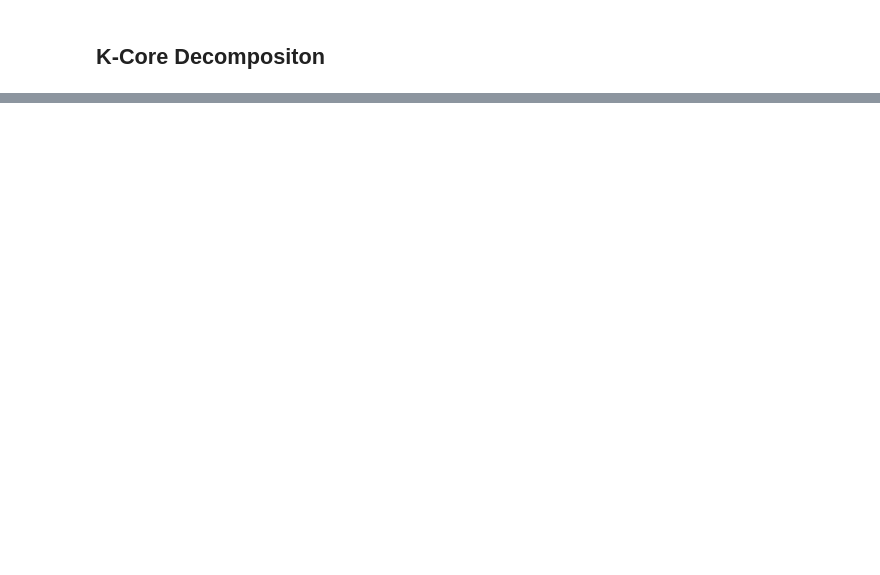
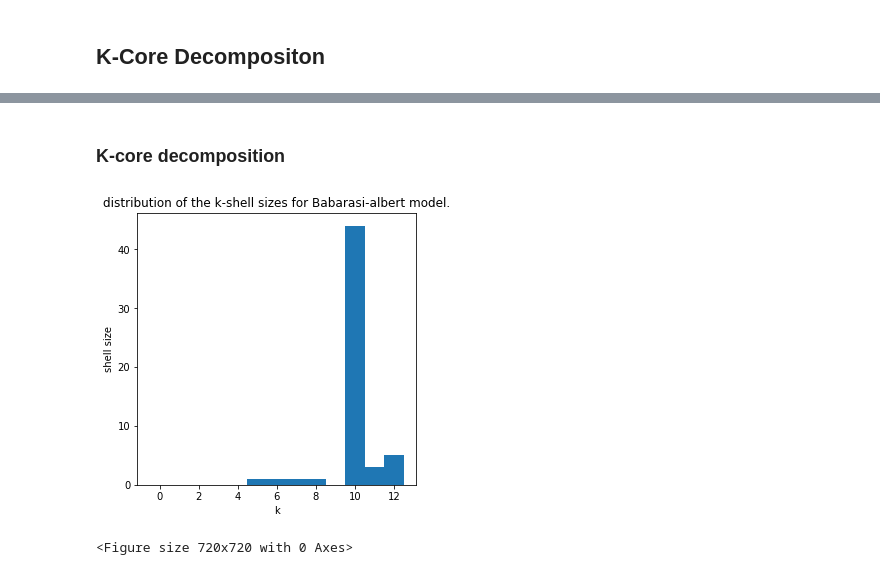
Before and after one commit to SimonLegendrre/LINMA2472_AlgoInDataScienceProjet1, a Jupyter notebook: ProjectWithBook.ipynb, the cells around one changed output, grey strips where cells are left out. Saved outputs shown, nothing was run; the diff lists cells and outputs as text; code cells hidden in the pictures; blank space fills up the shorter version.

```diff
--- a/ProjectWithBook.ipynb
+++ b/ProjectWithBook.ipynb
@@ -582,0 +577,69 @@ modularity: 0.126
+# %% [markdown]
+### K-core decomposition
+# %%
+#Algorithm K-core decomposition :
+total_pruned = 0
+k=1
+shells = []
+deg_dic = {}
+
+for i, num in enumerate(nodeSizeBA):
+    deg_dic[i] = num
+
+nombreEdge = deg_dic.copy()
+
+pruned = {}
+for i in range(n_nodes) :
+    pruned[i] = False
+
+# création de neighbour of each perso
+neighbourOfEachNode = {}
+
+for i in range(n_nodes):
+    for n1,n2 in G_ba.edges():
+        if i == n1:
+            if i not in neighbourOfEachNode.keys():
+                neighbourOfEachNode[n1] = [n2]
+            else:
+                neighbourOfEachNode[n1].append(n2)
+        elif i == n2:
+            if i not in neighbourOfEachNode.keys():
+                neighbourOfEachNode[n2] = [n1]
+            else:
+                neighbourOfEachNode[n2].append(n1)
+
+while total_pruned < len(nombreEdge):# We need G = dictionnaire qui regroupe tous les personnages, et le nombre de contact qu'ils ont
+    to_prune = []
+    for key in nombreEdge :
+        if nombreEdge[key] == k :
+            to_prune.append(key)
+    k_shell = []
+    while len(to_prune)>0:
+        i = to_prune.pop(0)
+        for j in neighbourOfEachNode[i]:
+            if pruned[j] == False :
+                deg_dic[j]-=1
+                if deg_dic[j] == k:
+                    to_prune.append(j)
+        pruned[i] = True
+        k_shell.append(i)
+        total_pruned+=1
+    shells.append(k_shell)
+    k+=1
+
+
+
+dic_graph = {}
+for i in range(len(shells)) :
+    dic_graph[i] = len(shells[i])
+
+plt.bar(dic_graph.keys(), dic_graph.values(), 1)
+plt.ylabel("shell size")
+plt.xlabel("k")
+plt.title("distribution of the k-shell sizes for Babarasi-albert model.")
+plt.show()
+plt.rcParams['figure.figsize'] = [10,10]
+plt.clf()
+# %% [output]
+[figure, added]
+<Figure size 720x720 with 0 Axes>
```
Also changed, not shown: parts of 26 cells of this notebook.
